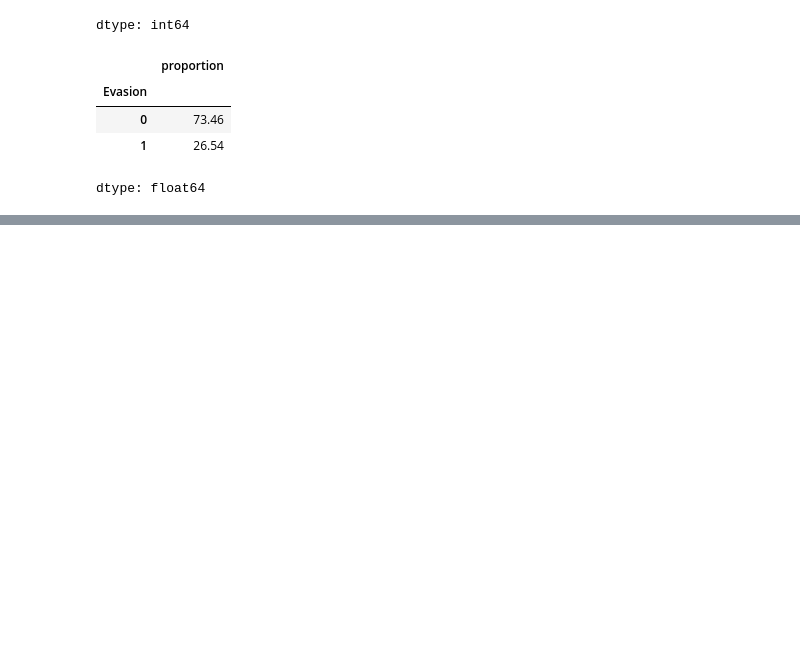
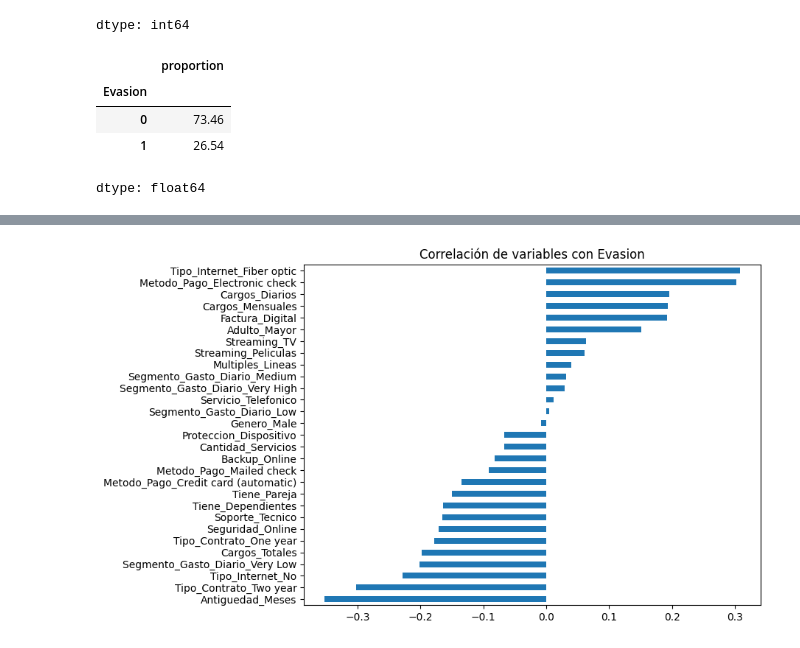
Before and after one commit to yaramirezte/TelecomX_LATAM-Parte-2, a Jupyter notebook: TelecomX_LATAM_parte_2.ipynb, the cells around one changed output, grey strips where cells are left out. Cells and saved outputs as stored; diff of their text form; code cells hidden in the pictures; blank space fills up the shorter version.

```diff
--- a/TelecomX_LATAM_parte_2.ipynb
+++ b/TelecomX_LATAM_parte_2.ipynb
@@ -201,0 +311,3 @@ Se observa un desbalance moderado en la variable objetivo (Evasion). Aproximadam
+# %%
+df_model = pd.concat([X,y], axis=1)
+df_model.head()
@@ -201,0 +321,3 @@ Se observa un desbalance moderado en la variable objetivo (Evasion). Aproximadam
+# %%
+corr = df_model.corr()['Evasion'].sort_values(ascending=False)
+corr.sort_values(ascending=False).head(6)
@@ -201,0 +344,8 @@ Se observa un desbalance moderado en la variable objetivo (Evasion). Aproximadam
+# %%
+# correlación con Evasion
+plt.figure(figsize=(8, 6))
+corr.drop('Evasion').sort_values().plot(kind='barh')
+plt.title('Correlación de variables con Evasion')
+plt.show()
+# %% [output]
+[figure, added]
```
Also changed, not shown: parts of 33 cells of this notebook.
